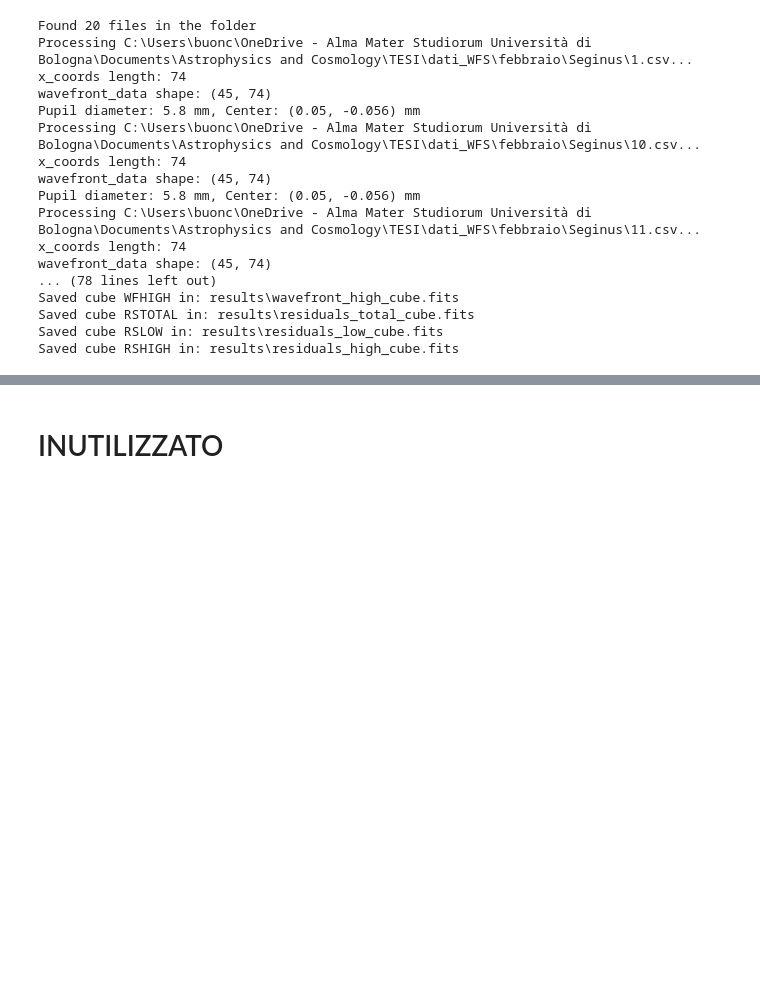
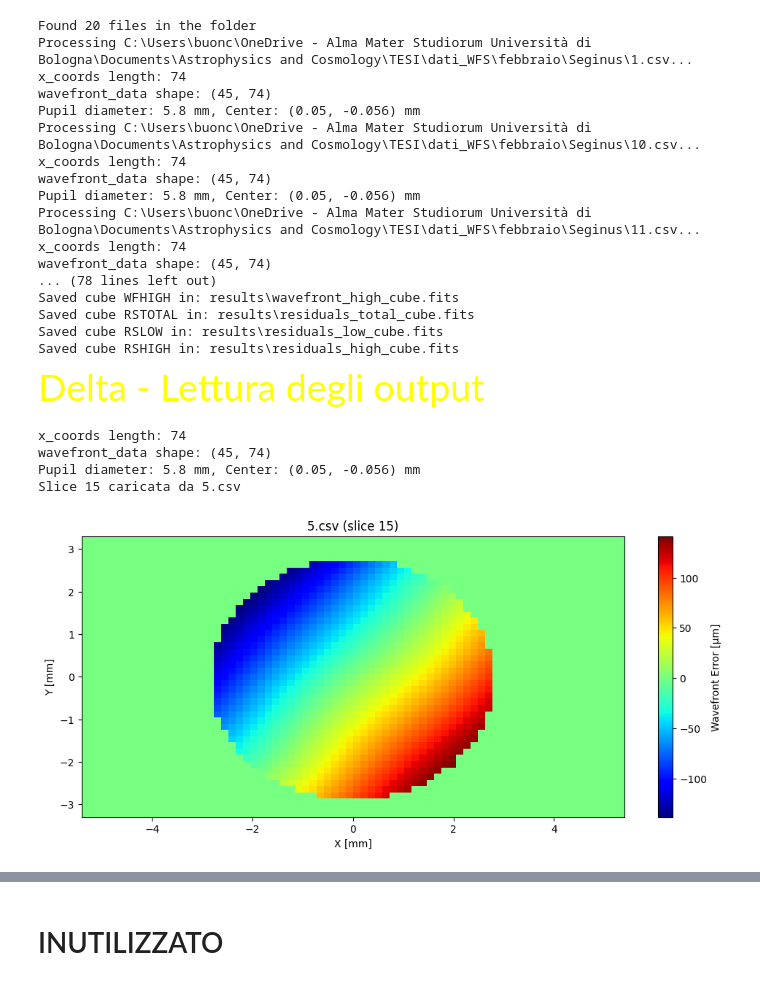
Before and after one commit to Leonardo-5/Zernike_analysis_of_wavefront, a Jupyter notebook: Zernike_fit_2.ipynb, the cells around one changed output, grey strips where cells are left out. Saved outputs shown, nothing was run; the diff lists cells and outputs as text; code cells hidden in the pictures; blank space fills up the shorter version.

Commit message:
file read update

```diff
--- a/Zernike_fit_2.ipynb
+++ b/Zernike_fit_2.ipynb
@@ -750,6 +750,8 @@ plot_zernike_amplitudes(coeffs)
 # %% [markdown]
 <span style="color:Yellow; font-size: 2.5em;">Delta </span>
 # %%
+from astropy.table import Table
+
 def build_dataframe(results_all, coeffs_mean = None):
     records = []
     for res in results_all:
@@ -929,15 +931,15 @@ Theta = np.arctan2(Y_mesh, X_mesh)
 mask = R <= 1
 basis_stack = zernike_basis(nterms=n_modes, rho=R, theta=Theta)
 Z_mat = np.vstack([basis_stack[j][mask] for j in range(n_modes)]).T
-coeffs_mean, _, _, _ = np.linalg.lstsq(Z_mat, wf_measured_mean[mask], rcond=None)
+coeffs_wf_mean, _, _, _ = np.linalg.lstsq(Z_mat, wf_measured_mean[mask], rcond=None)
 wavefront_mean_fit = np.zeros_like(wf_measured_mean)
-fit_vals = np.sum([coeffs_mean[j] * basis_stack[j][mask] for j in range(n_modes)], axis=0)
+fit_vals = np.sum([coeffs_wf_mean[j] * basis_stack[j][mask] for j in range(n_modes)], axis=0)
 wavefront_mean_fit[mask] = fit_vals
 
 
 
 os.makedirs('results', exist_ok=True)
-df = build_dataframe(results_all, coeffs_mean)
+df = build_dataframe(results_all, coeffs_wf_mean)
 csv_out = os.path.join('results', 'wfe_all_results.csv')
 df.to_csv(csv_out, index=False)
 print(f"CSV salvato in: {csv_out}")
@@ -953,7 +955,7 @@ save_wavefront_cube(res_total_list, filenames, os.path.join('results','residuals
 save_wavefront_cube(res_low_list,   filenames, os.path.join('results','residuals_low_cube.fits'),   'RSLOW')
 save_wavefront_cube(res_high_list,  filenames, os.path.join('results','residuals_high_cube.fits'),  'RSHIGH')
 
-musichetta(song_jojo)
+#musichetta(song_jojo)
 # %% [output]
 Found 20 files in the folder
 Processing C:\Users\buonc\OneDrive - Alma Mater Studiorum Università di Bologna\Documents\Astrophysics and Cosmology\TESI\dati_WFS\febbraio\Seginus\1.csv...
@@ -972,3 +974,62 @@ Saved cube WFHIGH in: results\wavefront_high_cube.fits
 Saved cube RSTOTAL in: results\residuals_total_cube.fits
 Saved cube RSLOW in: results\residuals_low_cube.fits
 Saved cube RSHIGH in: results\residuals_high_cube.fits
+# %% [markdown]
+<span style="color:Yellow; font-size: 2.5em;">Delta - Lettura degli output </span>
+# %%
+def read_wavefront_cube(cube_path, csv_directory, slice_idx, data_loading_fn):
+    """
+    Legge un FITS cube di wavefront e restituisce:
+      x_coords, y_coords: vettori di coordinate in mm
+      wf_data: array 2D del wavefront (slice slice_idx)
+      filename: nome del CSV originale corrispondente
+
+    Parametri:
+      cube_path        : percorso al FITS cube (es. 'results/wavefront_total_cube.fits')
+      csv_directory    : cartella contenente i CSV originali
+      slice_idx        : indice della slice da estrarre (0-based)
+      data_loading_fn  : funzione data_loading(file) → x,y,wf,...
+
+    Ritorna:
+      x_coords, y_coords, wf_data, filename
+    """
+    # Apri il FITS cube
+    hdul = fits.open(cube_path)
+    cube = hdul[0].data               # shape = (N_slices, Ny, Nx)
+    # TAB: la seconda HDU è la tabella index↔filename
+    tbl  = hdul[1].data
+    hdul.close()
+
+    # Estrai nome file e slice
+    filename = tbl['filename'][slice_idx].strip()
+    wf_data  = cube[slice_idx]
+
+    # Ricava x,y dal CSV corrispondente
+    csv_path = os.path.join(csv_directory, filename)
+    x_coords, y_coords, _, _, _, _ = data_loading_fn(csv_path)
+
+    return x_coords, y_coords, wf_data, filename
+
+
+
+
+cube_path     = 'results/wavefront_total_cube.fits'
+csv_directory = directory
+slice_idx     = 15
+
+x, y, wf, fn = read_wavefront_cube(
+    cube_path,
+    csv_directory,
+    slice_idx,
+    data_loading
+)
+
+
+print("Slice", slice_idx, "caricata da", fn)
+plot_wavefront_new(x, y, wf, title=f"{fn} (slice {slice_idx})")
+# %% [output]
+x_coords length: 74
+wavefront_data shape: (45, 74)
+Pupil diameter: 5.8 mm, Center: (0.05, -0.056) mm
+Slice 15 caricata da 5.csv
+[figure, added]
```
Also changed, not shown: parts of 4 cells of this notebook.
